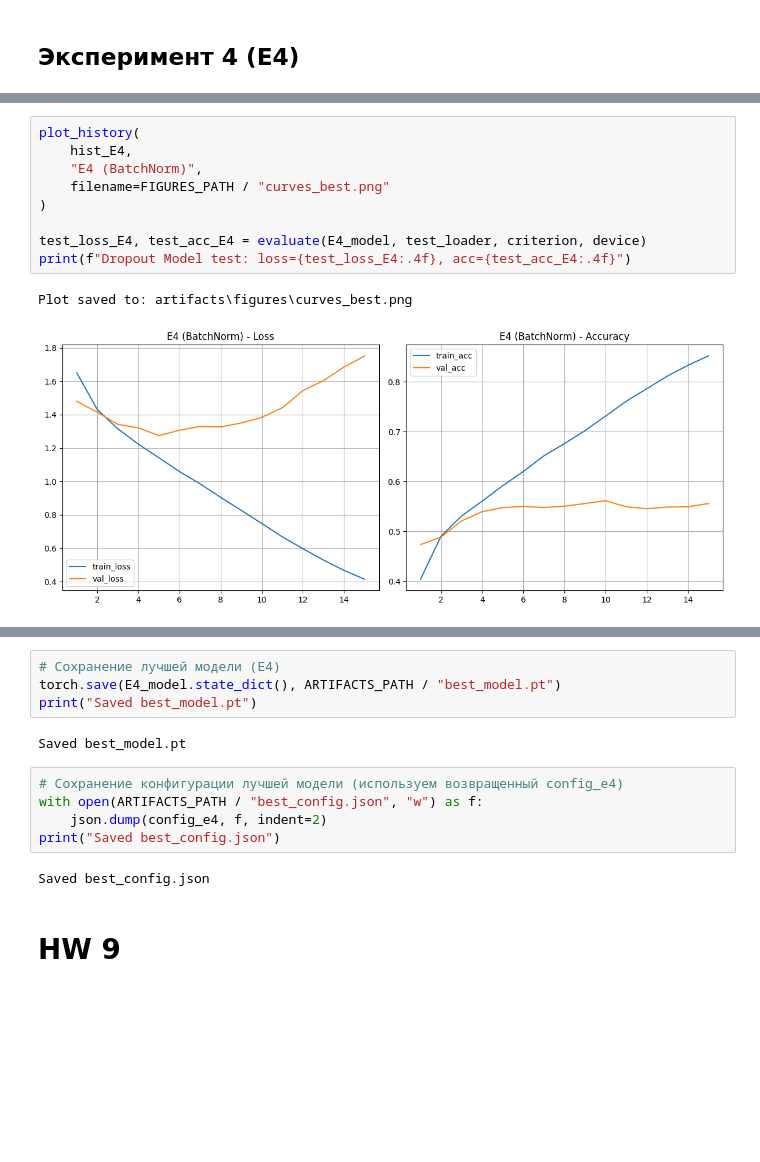
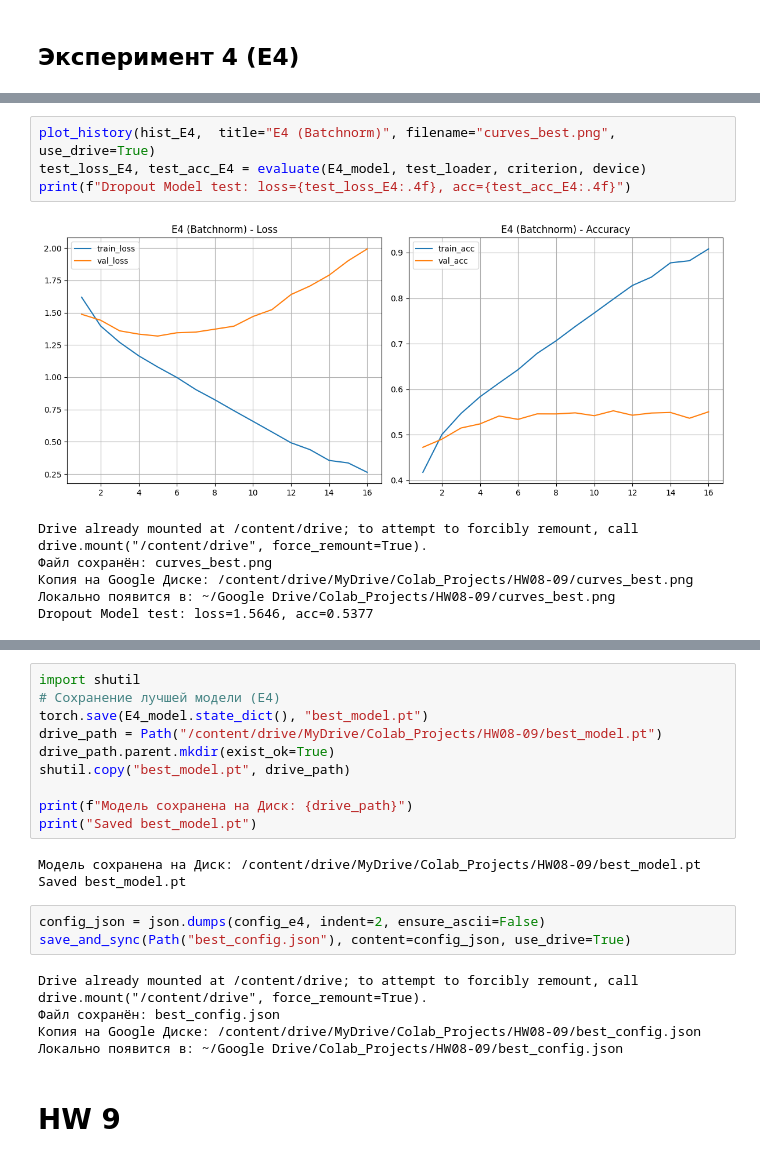
Before and after one commit to Artchangel-Michael/aie-course, a Jupyter notebook: homeworks/HW08-09/HW08-09.ipynb, the cells around one changed output, grey strips where cells are left out. Cells and saved outputs as stored; diff of their text form; blank space fills up the shorter version.

```diff
--- a/homeworks/HW08-09/HW08-09.ipynb
+++ b/homeworks/HW08-09/HW08-09.ipynb
@@ -582,12 +622,11 @@ Best Val Acc: 0.5613
 # %%
-plot_history(
-    hist_E4,
-    "E4 (BatchNorm)",
-    filename=FIGURES_PATH / "curves_best.png"
-)
-
+plot_history(hist_E4,  title="E4 (Batchnorm)", filename="curves_best.png", use_drive=True)
 test_loss_E4, test_acc_E4 = evaluate(E4_model, test_loader, criterion, device)
 print(f"Dropout Model test: loss={test_loss_E4:.4f}, acc={test_acc_E4:.4f}")
 # %% [output]
+[figure, new version]
-Plot saved to: artifacts\figures\curves_best.png
+Drive already mounted at /content/drive; to attempt to forcibly remount, call drive.mount("/content/drive", force_remount=True).
+Файл сохранён: curves_best.png
+Копия на Google Диске: /content/drive/MyDrive/Colab_Projects/HW08-09/curves_best.png
+Локально появится в: ~/Google Drive/Colab_Projects/HW08-09/curves_best.png
+Dropout Model test: loss=1.5646, acc=0.5377
-[figure, old version]
@@ -595,16 +634,24 @@ Dropout Model test: loss=1.3878, acc=0.5562
 # %%
+import shutil
 # Сохранение лучшей модели (E4)
-torch.save(E4_model.state_dict(), ARTIFACTS_PATH / "best_model.pt")
+torch.save(E4_model.state_dict(), "best_model.pt")
+drive_path = Path("/content/drive/MyDrive/Colab_Projects/HW08-09/best_model.pt")
+drive_path.parent.mkdir(exist_ok=True)
+shutil.copy("best_model.pt", drive_path)
+
+print(f"Модель сохранена на Диск: {drive_path}")
 print("Saved best_model.pt")
 # %% [output]
+Модель сохранена на Диск: /content/drive/MyDrive/Colab_Projects/HW08-09/best_model.pt
 Saved best_model.pt
 # %%
-# Сохранение конфигурации лучшей модели (используем возвращенный config_e4)
-with open(ARTIFACTS_PATH / "best_config.json", "w") as f:
-    json.dump(config_e4, f, indent=2)
-print("Saved best_config.json")
+config_json = json.dumps(config_e4, indent=2, ensure_ascii=False)
+save_and_sync(Path("best_config.json"), content=config_json, use_drive=True)
 # %% [output]
-Saved best_config.json
+Drive already mounted at /content/drive; to attempt to forcibly remount, call drive.mount("/content/drive", force_remount=True).
+Файл сохранён: best_config.json
+Копия на Google Диске: /content/drive/MyDrive/Colab_Projects/HW08-09/best_config.json
+Локально появится в: ~/Google Drive/Colab_Projects/HW08-09/best_config.json
 # %% [markdown]
 # HW 9 #
 # %% [markdown]
```
Also changed, not shown: parts of 20 cells of this notebook, 2 other files.
